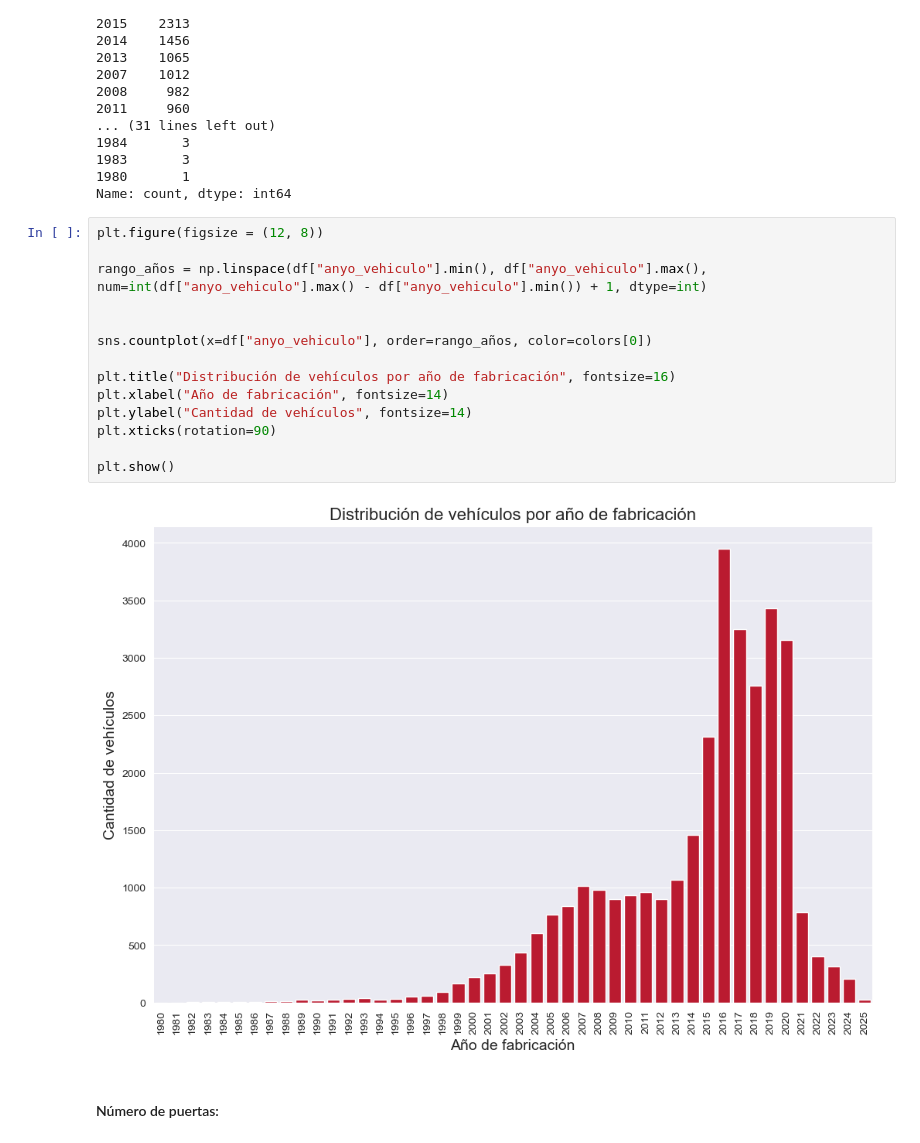
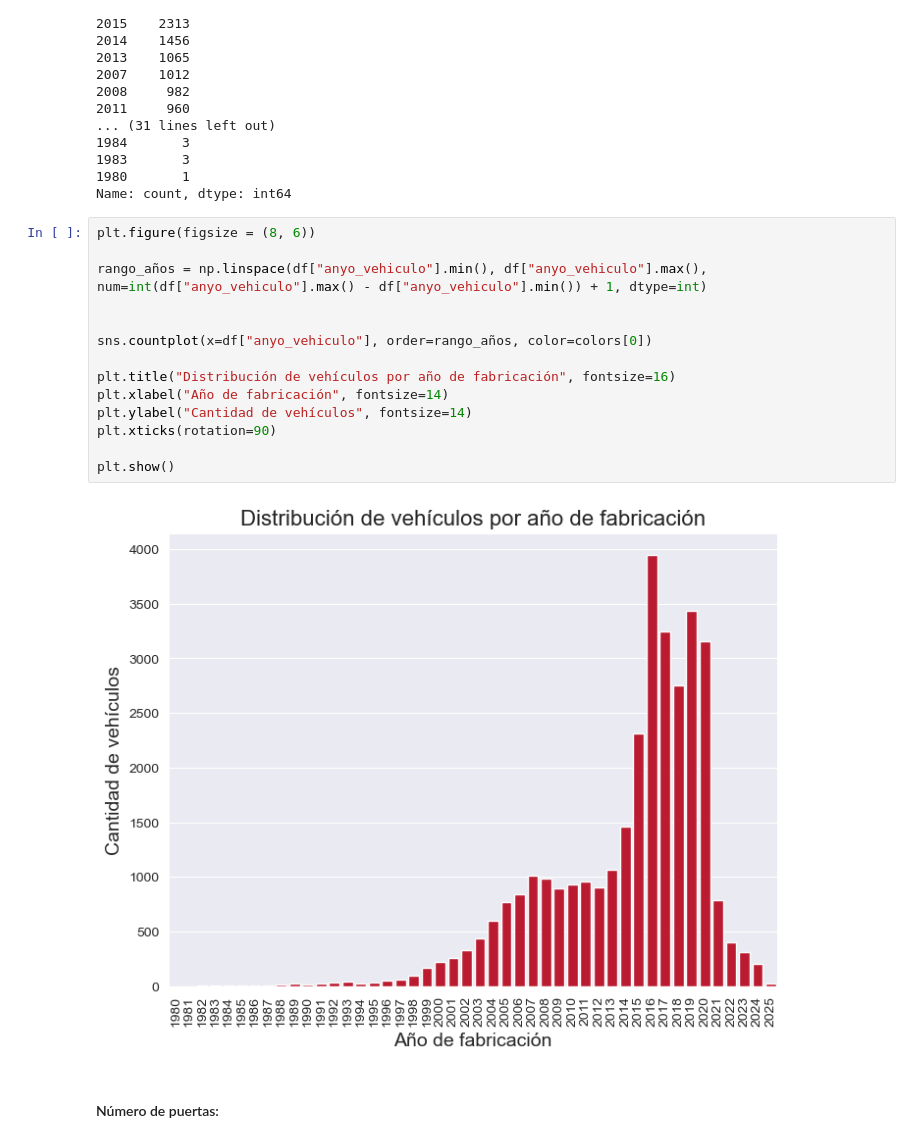
Before and after one commit to pintuchi2/tfm_car_price, a Jupyter notebook: notebooks/ml_car_price_prediction.ipynb, the cells around one changed output. Saved outputs shown, nothing was run; the diff lists cells and outputs as text.

```diff
--- a/notebooks/ml_car_price_prediction.ipynb
+++ b/notebooks/ml_car_price_prediction.ipynb
@@ -559,21 +559,21 @@ anyo_vehiculo
 1980       1
 Name: count, dtype: int64
 # %%
-plt.figure(figsize = (12, 8))
+plt.figure(figsize = (8, 6))
 
 rango_años = np.linspace(df["anyo_vehiculo"].min(), df["anyo_vehiculo"].max(), num=int(df["anyo_vehiculo"].max() - df["anyo_vehiculo"].min()) + 1, dtype=int)
 
 
 sns.countplot(x=df["anyo_vehiculo"], order=rango_años, color=colors[0])
 
 plt.title("Distribución de vehículos por año de fabricación", fontsize=16)
 plt.xlabel("Año de fabricación", fontsize=14)
 plt.ylabel("Cantidad de vehículos", fontsize=14)
 plt.xticks(rotation=90)
 
 plt.show()
 # %% [output]
-[figure, old version]
+[figure, new version]
 # %% [markdown]
 #### Número de puertas:
 # %% [markdown]
```
Also changed, not shown: parts of 10 cells of this notebook, 1 other file.
